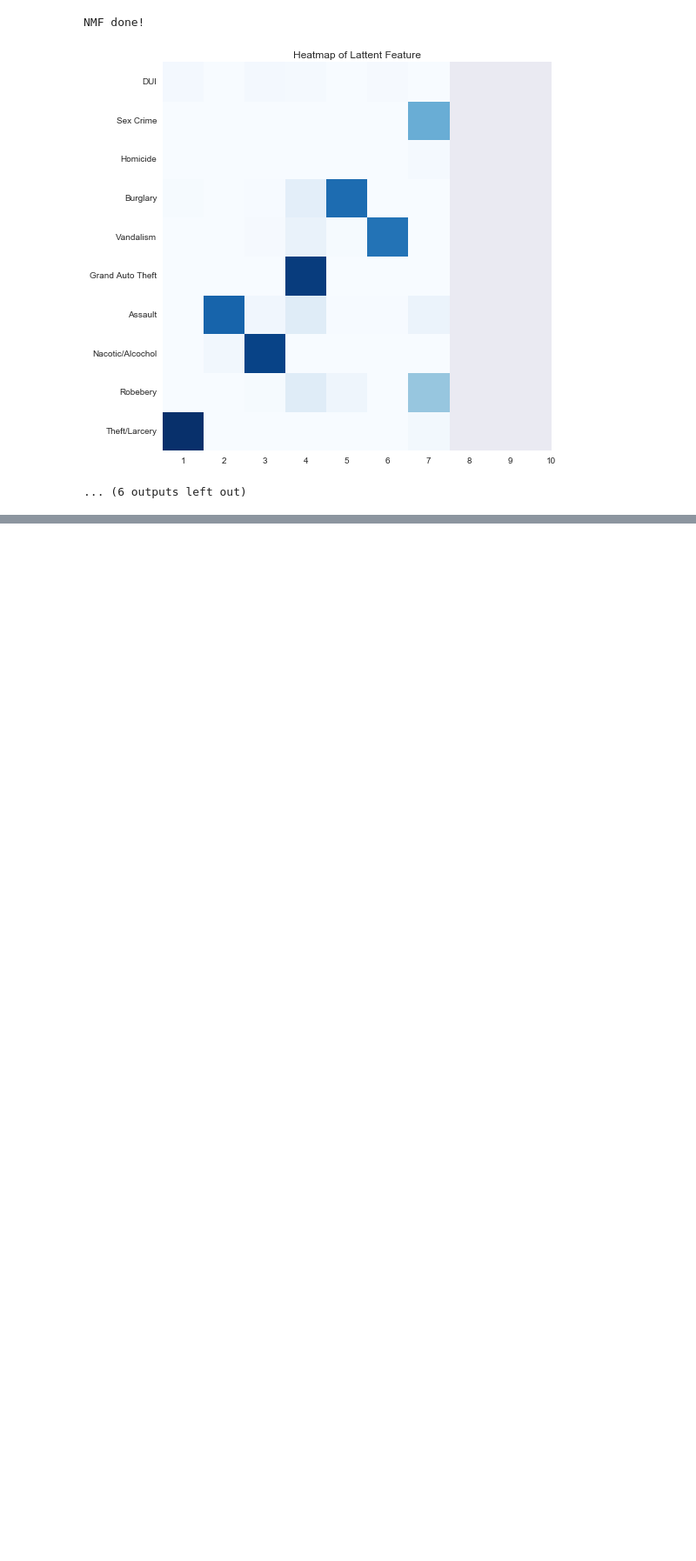
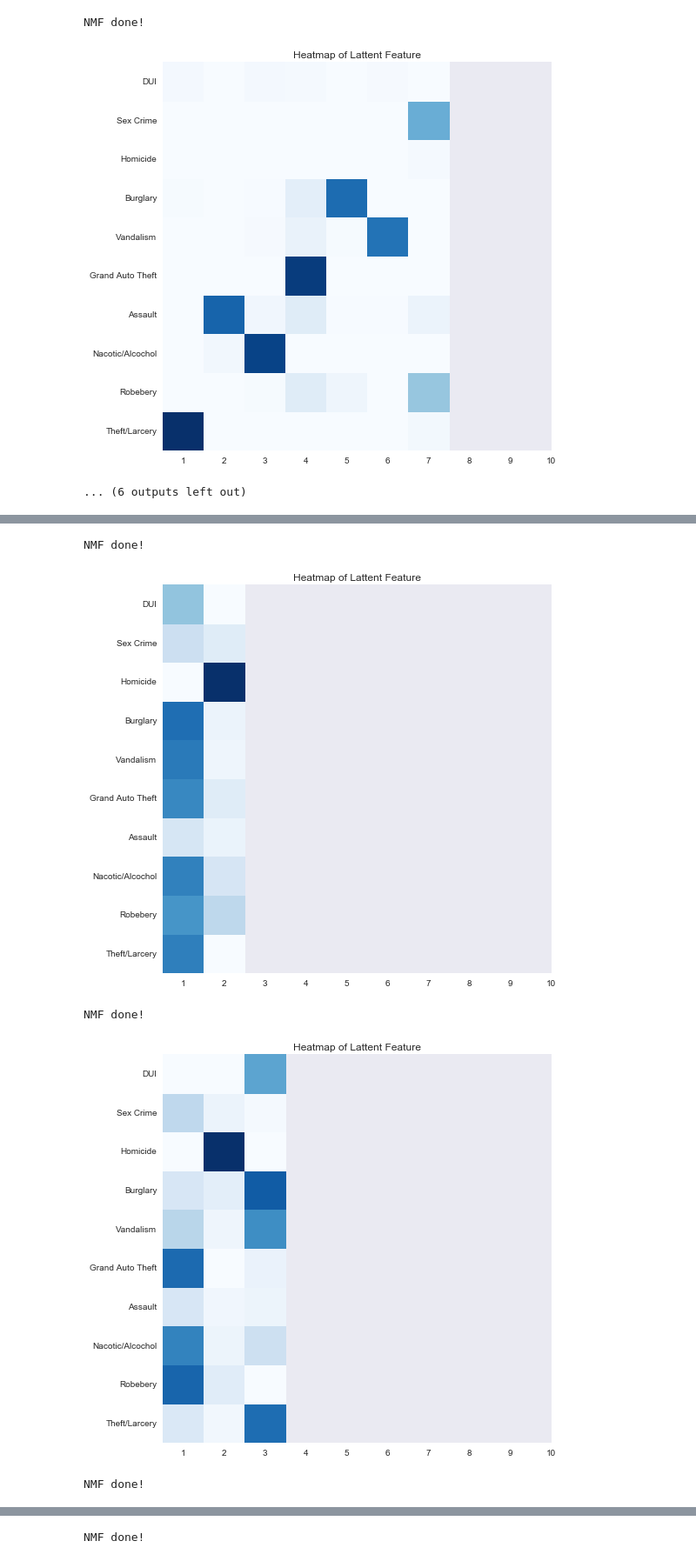
Before and after one commit to livenb/crime_prediction, a Jupyter notebook: la_test.ipynb, the cells around one changed output, grey strips where cells are left out. Shown at 87% size. Saved outputs shown, nothing was run; the diff lists cells and outputs as text; code cells hidden in the pictures; blank space fills up the shorter version.

```diff
--- a/la_test.ipynb
+++ b/la_test.ipynb
@@ -192,0 +234,8 @@ gaps = gap_statistic(X)
+# %%
+try_different_k_class(X_scaled)
+# %% [output]
+NMF done!
+[figure, added]
+NMF done!
+[figure, added]
+NMF done!
@@ -192,0 +243 @@ gaps = gap_statistic(X)
+NMF done!
```
Also changed, not shown: parts of 25 cells of this notebook.
